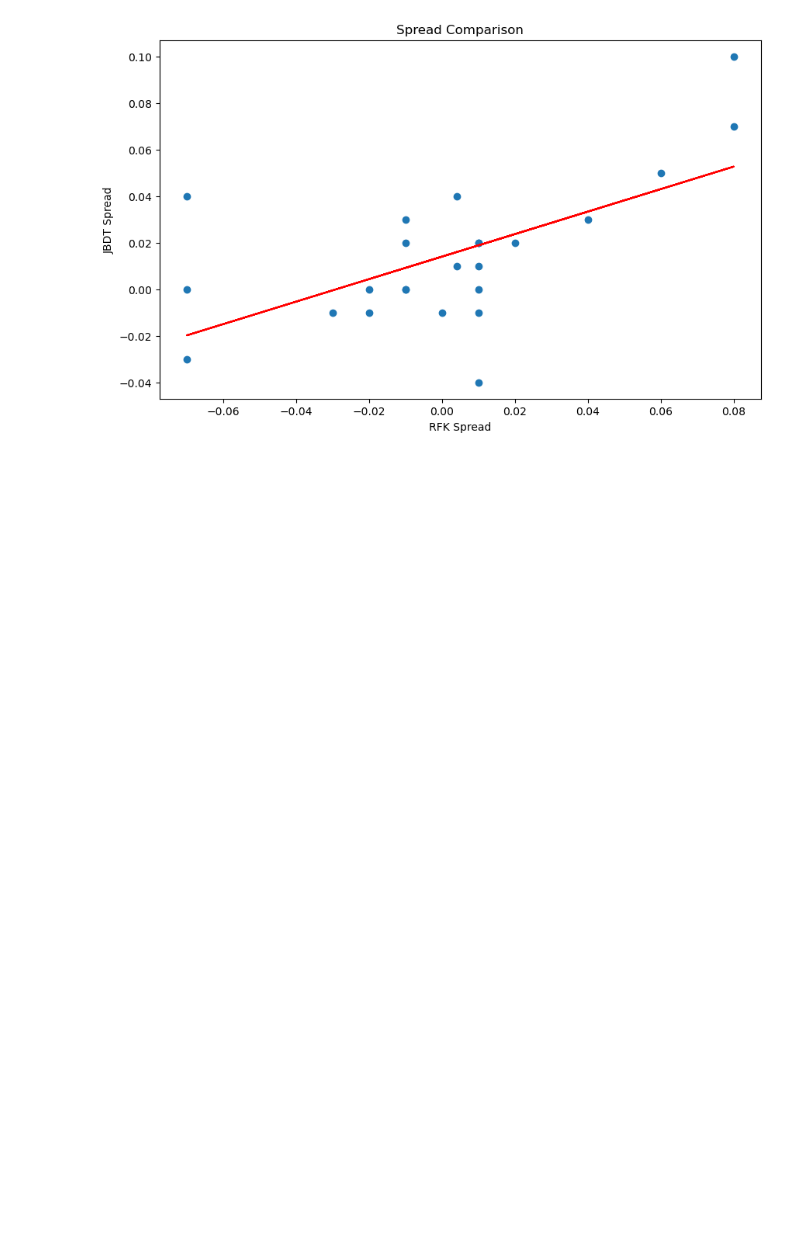
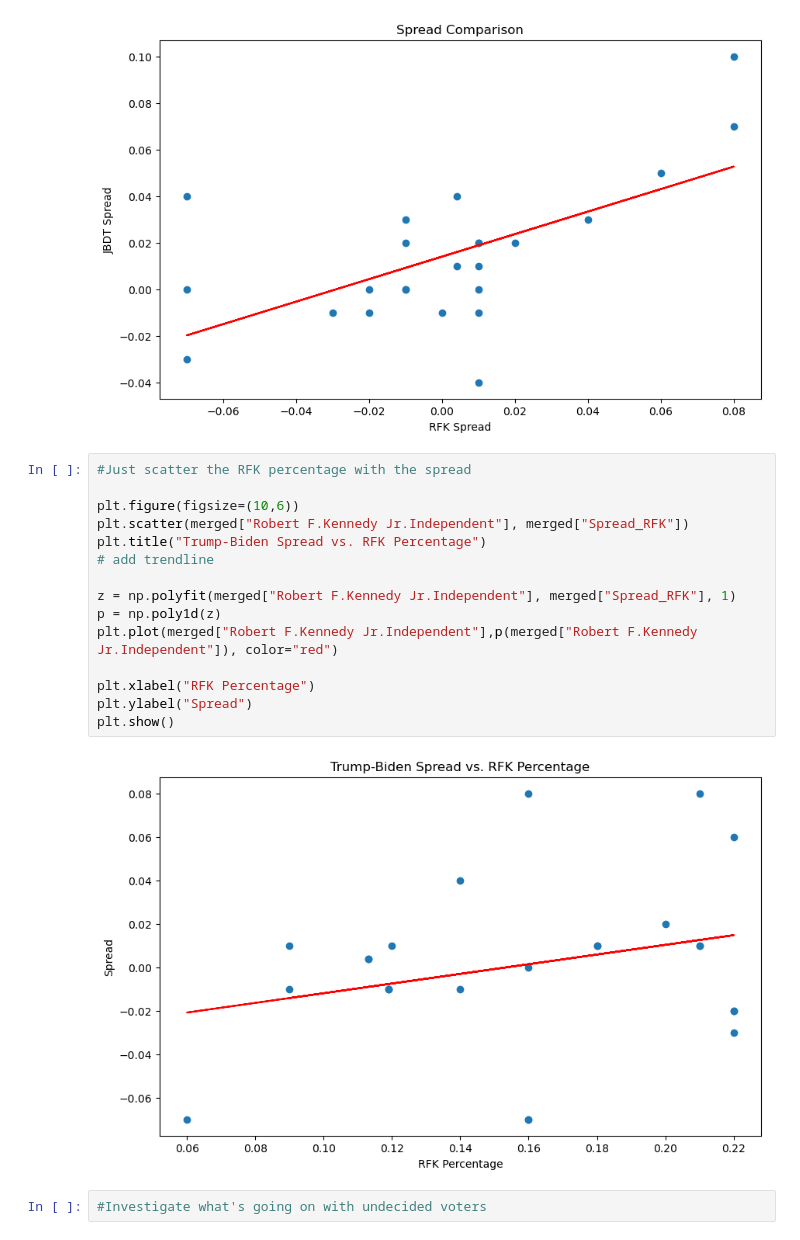
Before and after one commit to robertfeldstein/Election2024, a Jupyter notebook: rfkjr.ipynb, the cells around one changed output. Cells and saved outputs as stored; diff of their text form; blank space fills up the shorter version.

Commit message:
Start looking at undecided voters

```diff
--- a/rfkjr.ipynb
+++ b/rfkjr.ipynb
@@ -117,3 +114,22 @@ plt.ylabel("JBDT Spread")
 plt.show()
 # %% [output]
 [figure]
+# %%
+#Just scatter the RFK percentage with the spread
+
+plt.figure(figsize=(10,6))
+plt.scatter(merged["Robert F.Kennedy Jr.Independent"], merged["Spread_RFK"])
+plt.title("Trump-Biden Spread vs. RFK Percentage")
+# add trendline
+
+z = np.polyfit(merged["Robert F.Kennedy Jr.Independent"], merged["Spread_RFK"], 1)
+p = np.poly1d(z)
+plt.plot(merged["Robert F.Kennedy Jr.Independent"],p(merged["Robert F.Kennedy Jr.Independent"]), color="red")
+
+plt.xlabel("RFK Percentage")
+plt.ylabel("Spread")
+plt.show()
+# %% [output]
+[figure, added]
+# %%
+#Investigate what's going on with undecided voters
```
Also changed, not shown: parts of 1 cell of this notebook.
